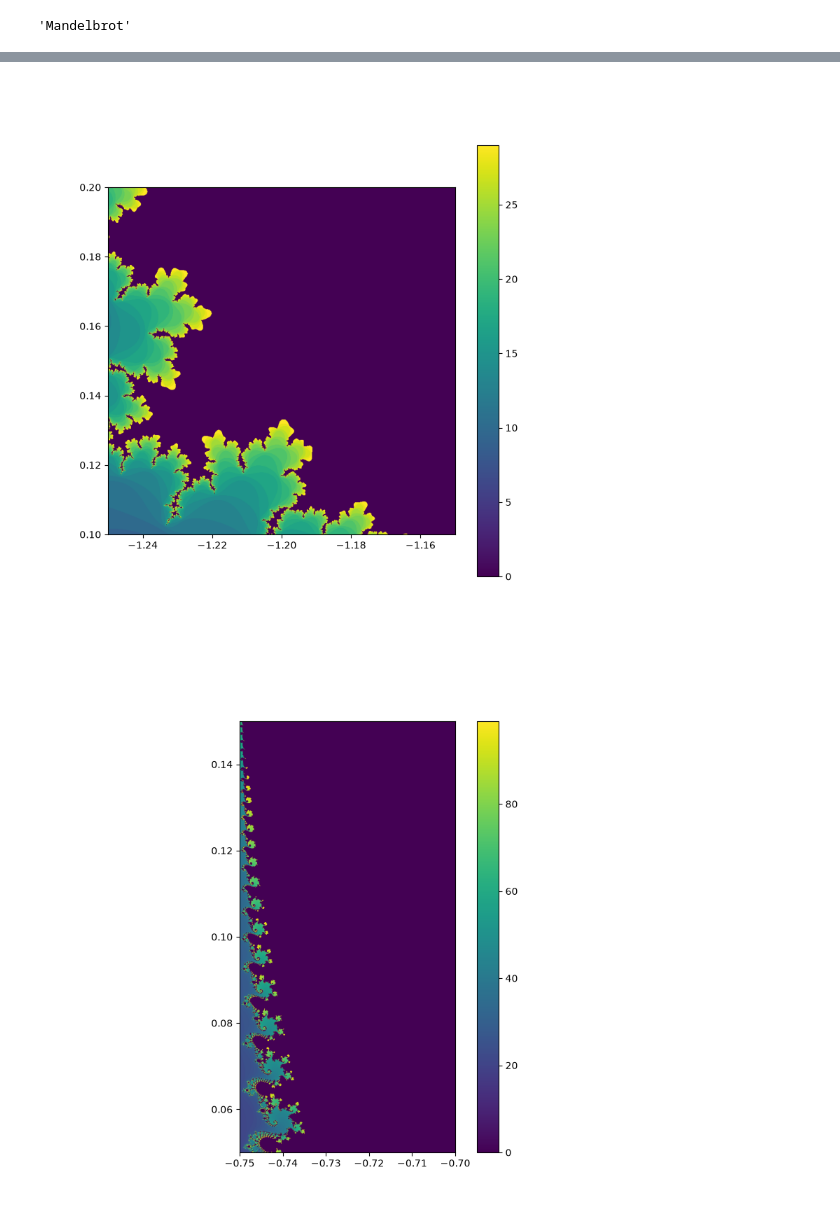
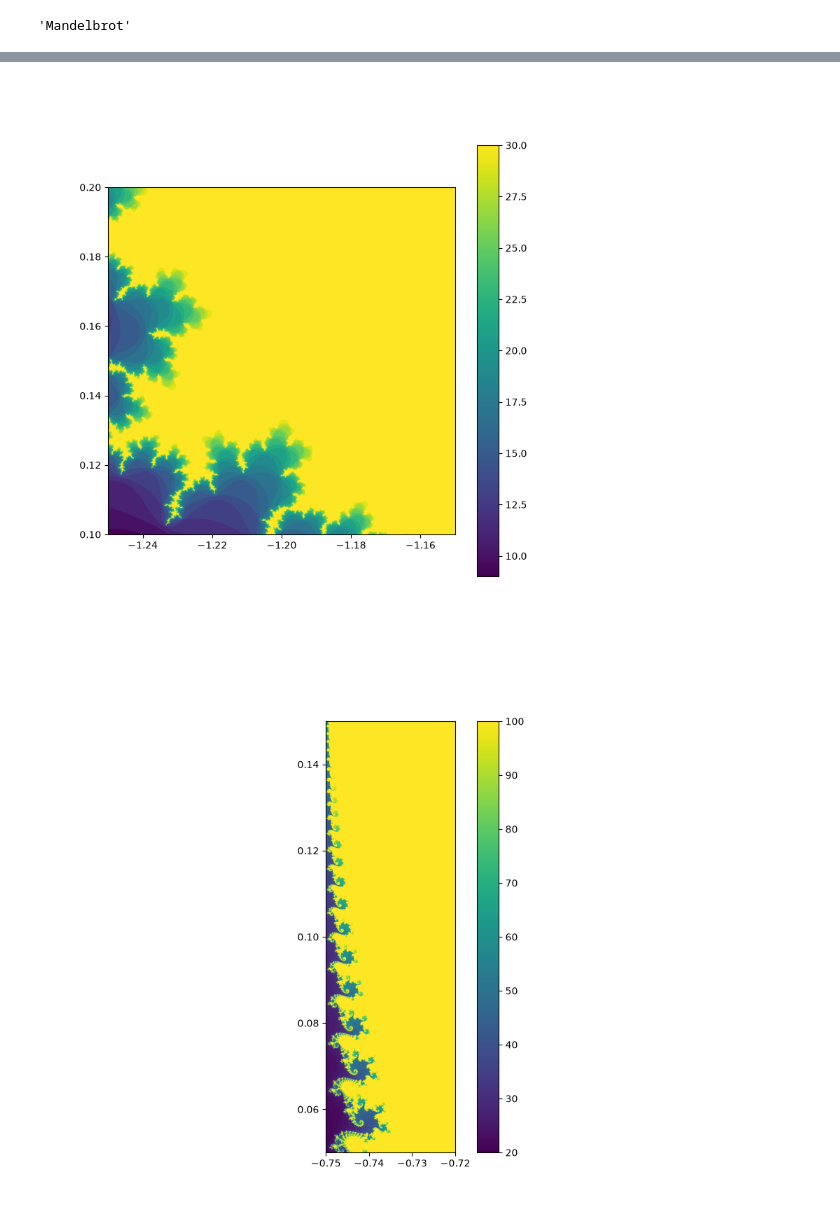
Before and after one commit to thomasbonomines/pe-homework, a Jupyter notebook: w6/Mandelbrot.ipynb, the cells around one changed output, grey strips where cells are left out. Cells and saved outputs as stored; diff of their text form; code cells hidden in the pictures.

Commit message:
Mandelbrot final

```diff
--- a/w6/Mandelbrot.ipynb
+++ b/w6/Mandelbrot.ipynb
@@ -41,6 +42,8 @@ def mandelbrot2(xmin, xmax, ymin, ymax, larg, haut, max):
         z[mask] = z[mask]**2 + c[mask]
         diverge_a_cette_etape = (np.abs(z) > 2) & (diverge == 0)
         diverge[diverge_a_cette_etape] = i
+    egal_0 = (diverge == 0)
+    diverge[egal_0] = max
     plt.figure(figsize=(8, 8))
     plt.imshow(diverge, extent=[xmin, xmax, ymin, ymax], cmap='viridis')
     plt.colorbar()
@@ -54,8 +57,8 @@ mandelbrot2(-2, 0.8, -1.4, 1.4, 1000, 1000, 20)
 #Test 2
 mandelbrot2(-1.25, -1.15, 0.1, 0.2, 800, 800, 30)
 # %% [output]
-[figure, old version]
+[figure, new version]
 # %%
-mandelbrot2(xmin=-0.75, xmax=-0.7, ymin=0.05, ymax=0.15, larg=1000, haut=1000, max=100)
+mandelbrot2(xmin=-0.75, xmax=-0.72, ymin=0.05, ymax=0.15, larg=1000, haut=1000, max=100)
 # %% [output]
-[figure, old version]
+[figure, new version]
```
Also changed, not shown: parts of 2 cells of this notebook.
